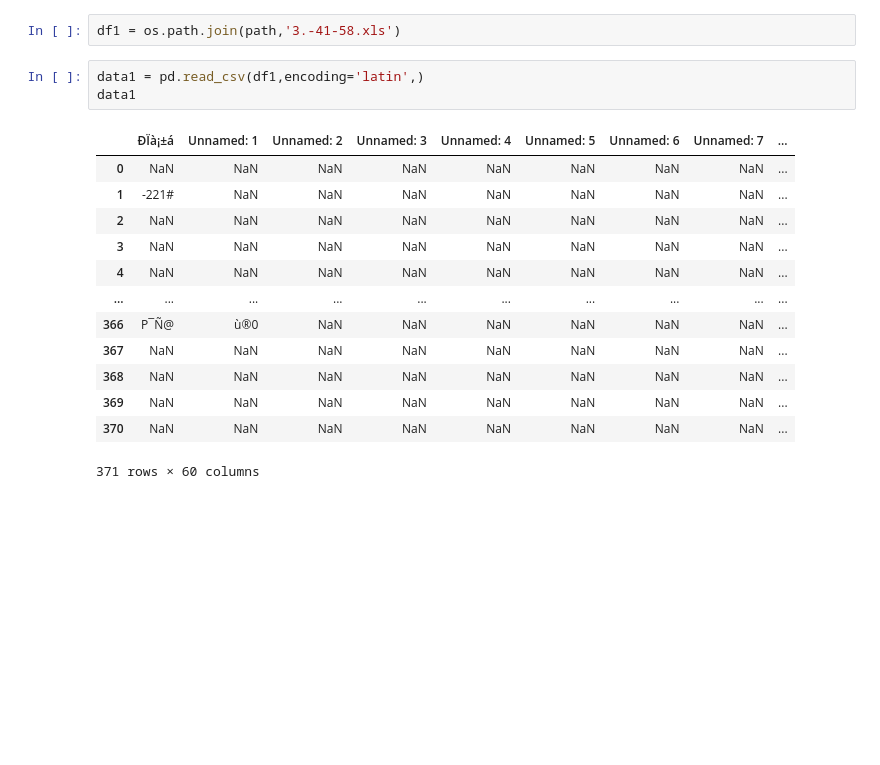
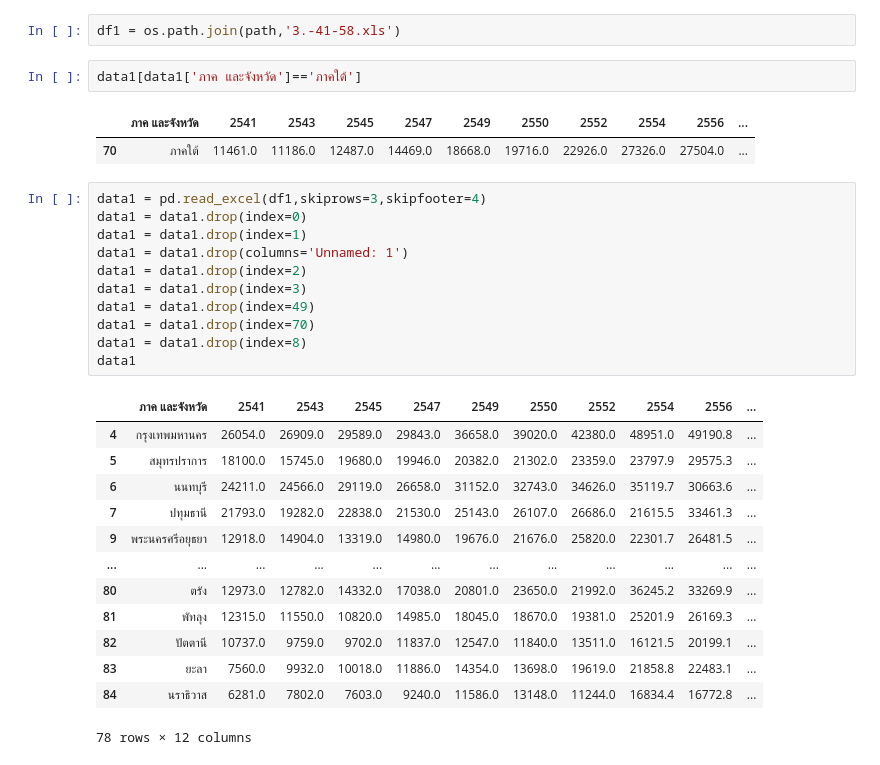
Before and after one commit to thanadolch/KKU_data_mining, a Jupyter notebook: Quize.ipynb, the cells around one changed output. Saved outputs shown, nothing was run; the diff lists cells and outputs as text; blank space fills up the shorter version.

```diff
--- a/Quize.ipynb
+++ b/Quize.ipynb
@@ -31,20 +31,33 @@ data
 109 rows × 67 columns
 # %%
 df1 = os.path.join(path,'3.-41-58.xls')
-# %%
-data1 = pd.read_csv(df1,encoding='latin',)
-data1
-# %% [output]
-|  | ÐÏà¡±á | Unnamed: 1 | Unnamed: 2 | Unnamed: 3 | Unnamed: 4 | Unnamed: 5 | Unnamed: 6 | Unnamed: 7 | ... |
-| 0 | NaN | NaN | NaN | NaN | NaN | NaN | NaN | NaN | ... |
-| 1 | -221# | NaN | NaN | NaN | NaN | NaN | NaN | NaN | ... |
-| 2 | NaN | NaN | NaN | NaN | NaN | NaN | NaN | NaN | ... |
-| 3 | NaN | NaN | NaN | NaN | NaN | NaN | NaN | NaN | ... |
-| 4 | NaN | NaN | NaN | NaN | NaN | NaN | NaN | NaN | ... |
-| ... | ... | ... | ... | ... | ... | ... | ... | ... | ... |
-| 366 | P¯Ñ@ | ù®0 | NaN | NaN | NaN | NaN | NaN | NaN | ... |
-| 367 | NaN | NaN | NaN | NaN | NaN | NaN | NaN | NaN | ... |
-| 368 | NaN | NaN | NaN | NaN | NaN | NaN | NaN | NaN | ... |
-| 369 | NaN | NaN | NaN | NaN | NaN | NaN | NaN | NaN | ... |
-| 370 | NaN | NaN | NaN | NaN | NaN | NaN | NaN | NaN | ... |
-371 rows × 60 columns
+# %%
+data1[data1['ภาค และจังหวัด']=='ภาคใต้']
+# %% [output]
+|  | ภาค และจังหวัด | 2541 | 2543 | 2545 | 2547 | 2549 | 2550 | 2552 | 2554 | 2556 | ... |
+| 70 | ภาคใต้ | 11461.0 | 11186.0 | 12487.0 | 14469.0 | 18668.0 | 19716.0 | 22926.0 | 27326.0 | 27504.0 | ... |
+# %%
+data1 = pd.read_excel(df1,skiprows=3,skipfooter=4)
+data1 = data1.drop(index=0)
+data1 = data1.drop(index=1)
+data1 = data1.drop(columns='Unnamed: 1')
+data1 = data1.drop(index=2)
+data1 = data1.drop(index=3)
+data1 = data1.drop(index=49)
+data1 = data1.drop(index=70)
+data1 = data1.drop(index=8)
+data1
+# %% [output]
+|  | ภาค และจังหวัด | 2541 | 2543 | 2545 | 2547 | 2549 | 2550 | 2552 | 2554 | 2556 | ... |
+| 4 | กรุงเทพมหานคร | 26054.0 | 26909.0 | 29589.0 | 29843.0 | 36658.0 | 39020.0 | 42380.0 | 48951.0 | 49190.8 | ... |
+| 5 | สมุทรปราการ | 18100.0 | 15745.0 | 19680.0 | 19946.0 | 20382.0 | 21302.0 | 23359.0 | 23797.9 | 29575.3 | ... |
+| 6 | นนทบุรี | 24211.0 | 24566.0 | 29119.0 | 26658.0 | 31152.0 | 32743.0 | 34626.0 | 35119.7 | 30663.6 | ... |
+| 7 | ปทุมธานี | 21793.0 | 19282.0 | 22838.0 | 21530.0 | 25143.0 | 26107.0 | 26686.0 | 21615.5 | 33461.3 | ... |
+| 9 | พระนครศรีอยุธยา | 12918.0 | 14904.0 | 13319.0 | 14980.0 | 19676.0 | 21676.0 | 25820.0 | 22301.7 | 26481.5 | ... |
+| ... | ... | ... | ... | ... | ... | ... | ... | ... | ... | ... | ... |
+| 80 | ตรัง | 12973.0 | 12782.0 | 14332.0 | 17038.0 | 20801.0 | 23650.0 | 21992.0 | 36245.2 | 33269.9 | ... |
+| 81 | พัทลุง | 12315.0 | 11550.0 | 10820.0 | 14985.0 | 18045.0 | 18670.0 | 19381.0 | 25201.9 | 26169.3 | ... |
+| 82 | ปัตตานี | 10737.0 | 9759.0 | 9702.0 | 11837.0 | 12547.0 | 11840.0 | 13511.0 | 16121.5 | 20199.1 | ... |
+| 83 | ยะลา | 7560.0 | 9932.0 | 10018.0 | 11886.0 | 14354.0 | 13698.0 | 19619.0 | 21858.8 | 22483.1 | ... |
+| 84 | นราธิวาส | 6281.0 | 7802.0 | 7603.0 | 9240.0 | 11586.0 | 13148.0 | 11244.0 | 16834.4 | 16772.8 | ... |
+78 rows × 12 columns
```
